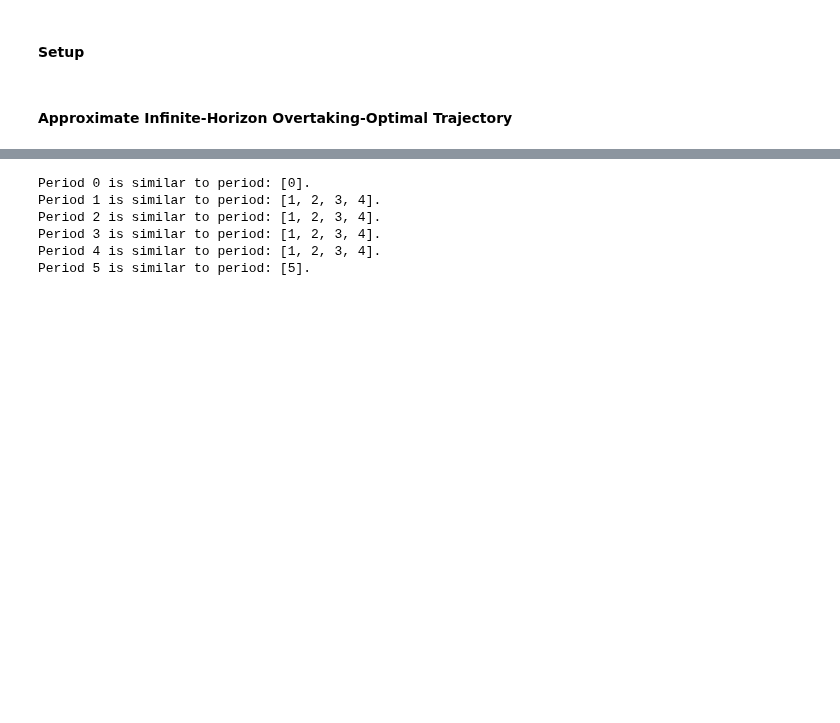
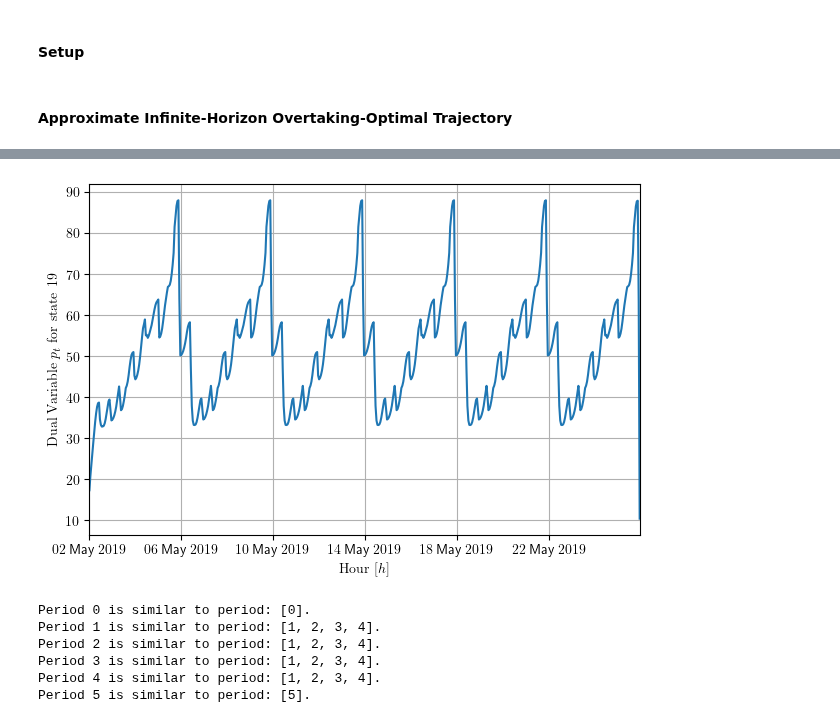
Before and after one commit to Gedlex/time-varying-RHGs, a Jupyter notebook: empc_DSMPC.ipynb, the cells around one changed output, grey strips where cells are left out. Drawn from its saved outputs; the diff is of its cells as text; code cells hidden in the pictures; blank space fills up the shorter version.

```diff
--- a/empc_DSMPC.ipynb
+++ b/empc_DSMPC.ipynb
@@ -120 +137,38 @@ plt.show()
+# %%
+# Set font style
+plt.rcParams['text.usetex'] = True
+
+# Create time and get state related dual variables
+idx = 19
+dates = np.hstack([params_inf.ctrl.start_date + pd.Timedelta(hours = h) for h in range(T*N)])
+dual_vector_inf = np.hstack(dual_vars_inf[0:ctrl_inf.params.N]).T
+
+# Create figure
+fig, ax = plt.subplots(1, 1, figsize=(6, 4), layout='constrained')
+
+# Plot multipliers
+ax.plot(dates, dual_vector_inf[:,idx].T)
+
+# Add labels and title
+ax.set_xlabel(r'\rmfamily{Hour} $[h]$')
+ax.set_ylabel(r'\rmfamily{Dual Variable $p_{t}$ for state ' + str(idx) + r'}')
+
+# Set major and minor ticks
+plt.rcParams['timezone'] = dates[0].tz.zone
+ax.xaxis.set_major_locator(mdates.DayLocator(interval=4))
+ax.xaxis.set_major_formatter(mdates.DateFormatter(r'%d %b %Y'))
+ax.yaxis.set_major_locator(ticker.MultipleLocator(base=10, offset=0))
+ax.tick_params(axis="x", which="minor", pad=ax.xaxis.get_tick_padding())
+
+# Set limits
+plt.autoscale(enable=True, axis='x', tight=True)
+
+# Set grid
+ax.yaxis.grid(True)
+ax.xaxis.grid(True)
+
+# Export figure
+fig.savefig(f"figures/figure_dual_variable_{idx}_inf_sol1.pdf", bbox_inches='tight', pad_inches=0.1)
+# %% [output]
+[figure, added]
 # %%
```
Also changed, not shown: parts of 13 cells of this notebook, 9 other files.
